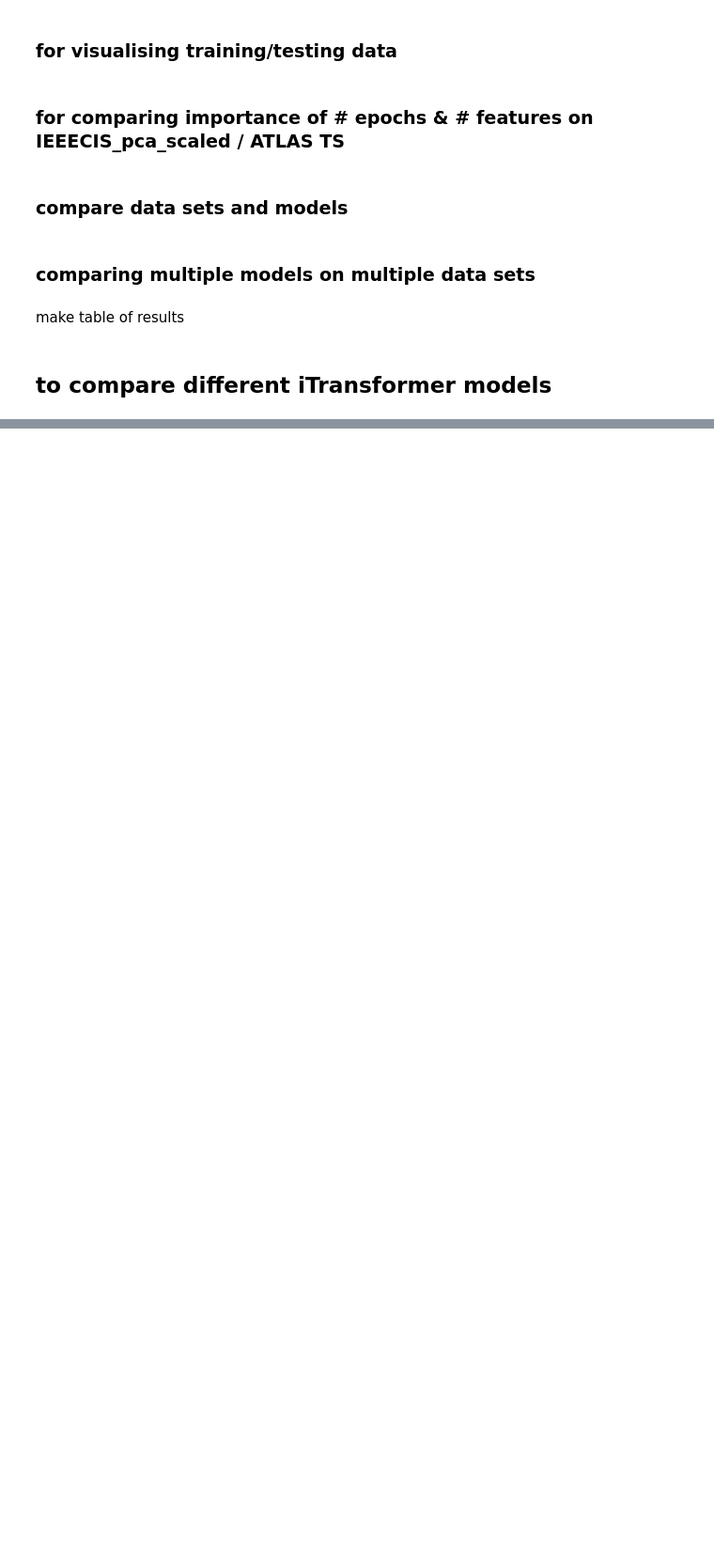
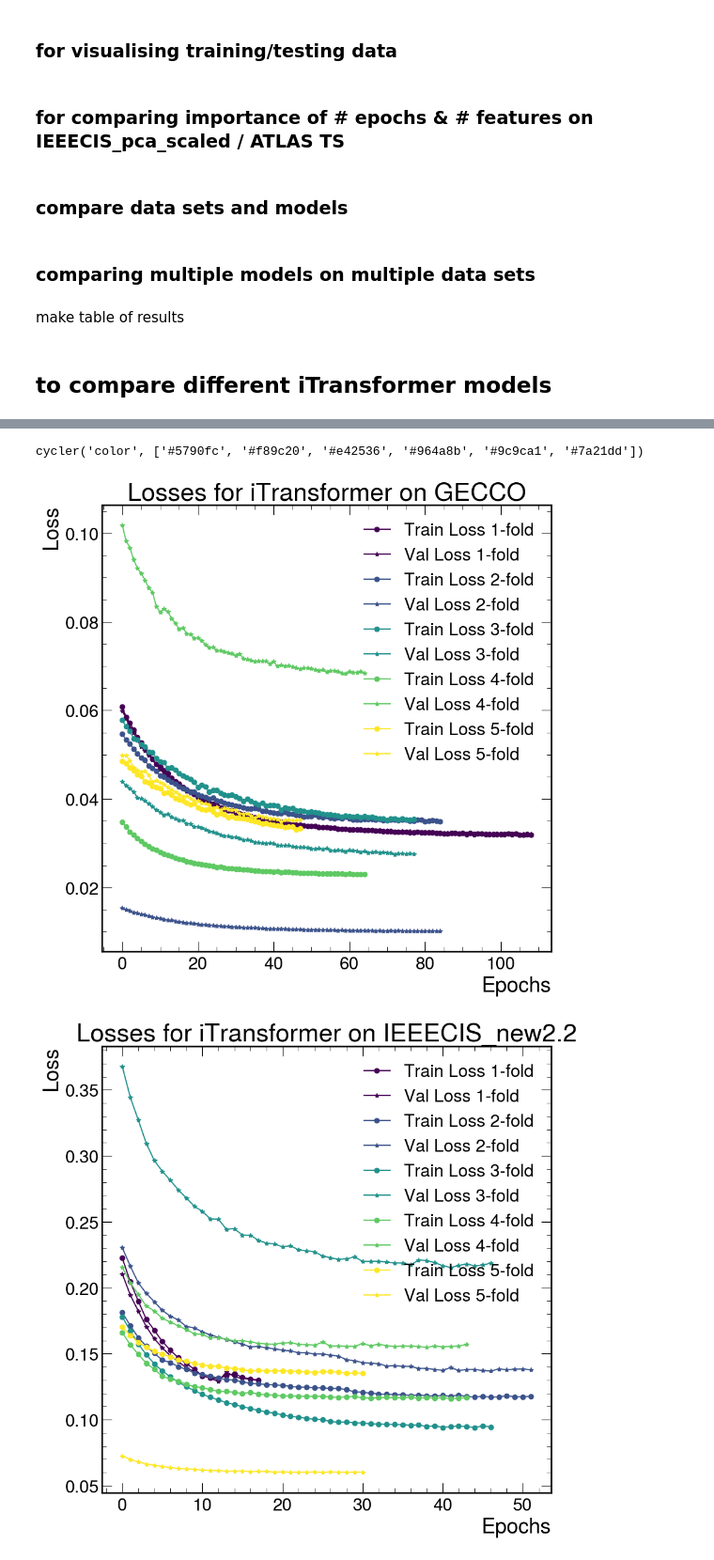
Before and after one commit to PedroKochinski/TSAD_from_laurab222, a Jupyter notebook: visualise.ipynb, the cells around one changed output, grey strips where cells are left out. Shown at 94% size. Drawn from its saved outputs; the diff is of its cells as text; code cells hidden in the pictures; blank space fills up the shorter version.

Commit message:
early stopping etc + fixed bug

```diff
--- a/visualise.ipynb
+++ b/visualise.ipynb
@@ -1783,0 +1725,5 @@ iTransformer: w10 l5 \nweighted MSE test  0.000     0.009    0.012  0.210
+# %%
+config = {
+ 'iTransformer1': {'window': 10, 'steps': 1, 'latent': 2, 'eps': 5, 'lab': 'iTransformer: w10 l2', 'weighted': False},
+ 'iTransformer2': {'window': 100, 'steps': 50, 'latent': 2, 'eps': 5, 'lab': 'iTransformer: w100 l2', 'weighted': False},
+}
@@ -1783,0 +1787,32 @@ iTransformer: w10 l5 \nweighted MSE test  0.000     0.009    0.012  0.210
+# %%
+from cycler import cycler
+current_cycler = plt.rcParams['axes.prop_cycle']
+print(current_cycler)
+# %% [output]
+cycler('color', ['#5790fc', '#f89c20', '#e42536', '#964a8b', '#9c9ca1', '#7a21dd'])
+# %%
+# Plot training and validation losses
+def plot_losses(losses, dataset):
+    # colors = current_cycler.by_key()['color']
+    colors = plt.cm.viridis(np.linspace(0, 1, 5))
+
+    for key in losses.keys():
+        if dataset in key:
+            train_losses = losses[key]['train_loss']
+            val_losses = losses[key]['val_loss']
+            for i in range(len(train_losses)):
+                plt.plot(train_losses[i], '-o', label=f'Train Loss {i+1}-fold', color=colors[i])
+                plt.plot(val_losses[i], '-*', label=f'Val Loss {i+1}-fold', color=colors[i])
+            plt.xlabel('Epochs')
+            plt.ylabel('Loss')
+            plt.title(f'Losses for iTransformer on {dataset}')
+            plt.legend()
+            plt.savefig(f'./studies_earlystopping/{key}_losses.png', facecolor='w')
+            plt.show()
+# %%
+# Usage
+for dataset in datasets:
+    plot_losses(losses, dataset)
+# %% [output]
+[figure, added]
+[figure, added]
```
Also changed, not shown: parts of 9 cells of this notebook, 7 other files.
